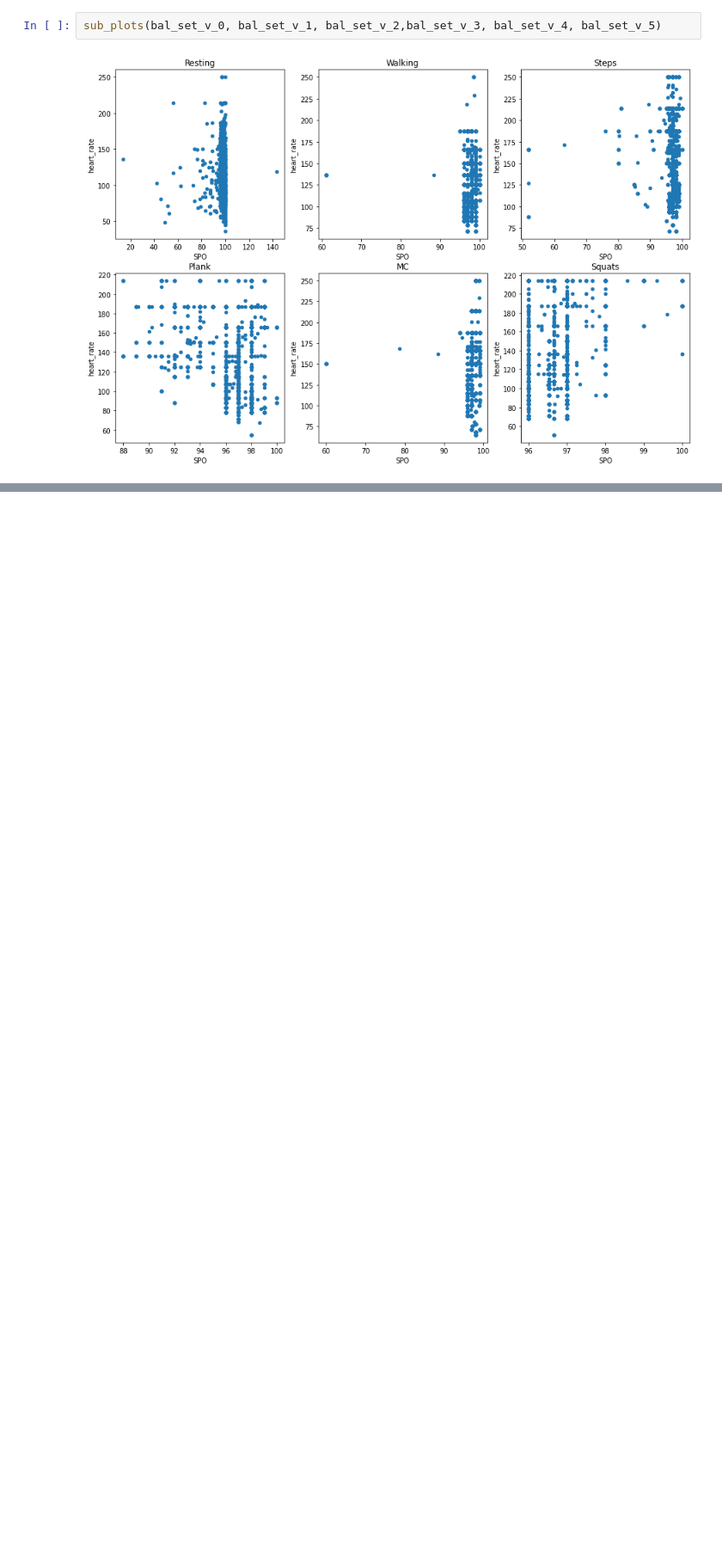
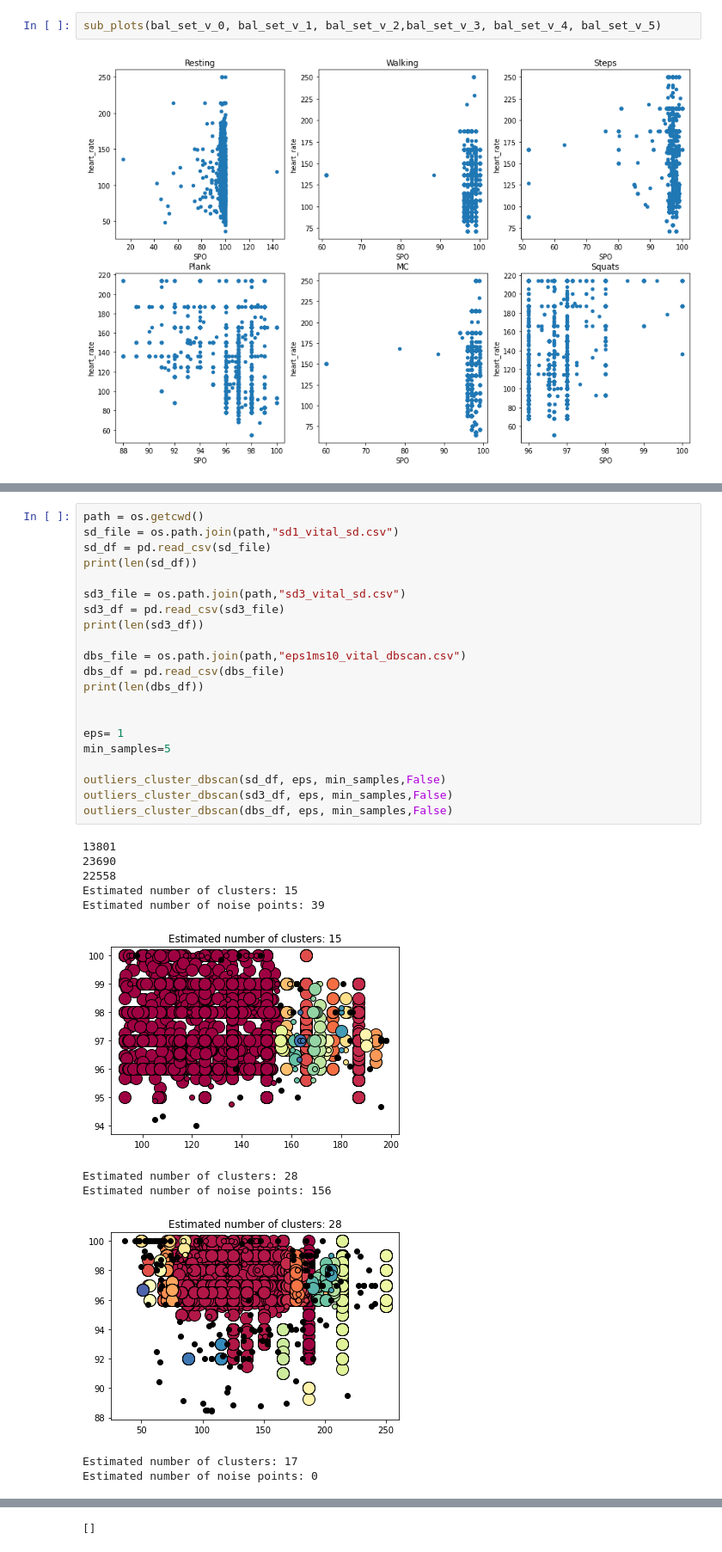
Before and after one commit to rushanmukherjee/Vitals-Classification-Data-Preparation, a Jupyter notebook: create_dataset/DS_data_group_18.ipynb, the cells around one changed output, grey strips where cells are left out. Shown at 86% size. Cells and saved outputs as stored; diff of their text form; blank space fills up the shorter version.

```diff
--- a/create_dataset/DS_data_group_18.ipynb
+++ b/create_dataset/DS_data_group_18.ipynb
@@ -417,0 +520,33 @@ sub_plots(or_bal_set_v_0, or_bal_set_v_1, or_bal_set_v_2,or_bal_set_v_3, or_bal_
+# %%
+path = os.getcwd()
+sd_file = os.path.join(path,"sd1_vital_sd.csv")
+sd_df = pd.read_csv(sd_file)
+print(len(sd_df))
+
+sd3_file = os.path.join(path,"sd3_vital_sd.csv")
+sd3_df = pd.read_csv(sd3_file)
+print(len(sd3_df))
+
+dbs_file = os.path.join(path,"eps1ms10_vital_dbscan.csv")
+dbs_df = pd.read_csv(dbs_file)
+print(len(dbs_df))
+
+
+eps= 1
+min_samples=5
+
+outliers_cluster_dbscan(sd_df, eps, min_samples,False)
+outliers_cluster_dbscan(sd3_df, eps, min_samples,False)
+outliers_cluster_dbscan(dbs_df, eps, min_samples,False)
+# %% [output]
+13801
+23690
+22558
+Estimated number of clusters: 15
+Estimated number of noise points: 39
+[figure, added]
+Estimated number of clusters: 28
+Estimated number of noise points: 156
+[figure, added]
+Estimated number of clusters: 17
+Estimated number of noise points: 0
@@ -417,0 +554 @@ sub_plots(or_bal_set_v_0, or_bal_set_v_1, or_bal_set_v_2,or_bal_set_v_3, or_bal_
+[]
```
Also changed, not shown: parts of 15 cells of this notebook, 5 other files.
